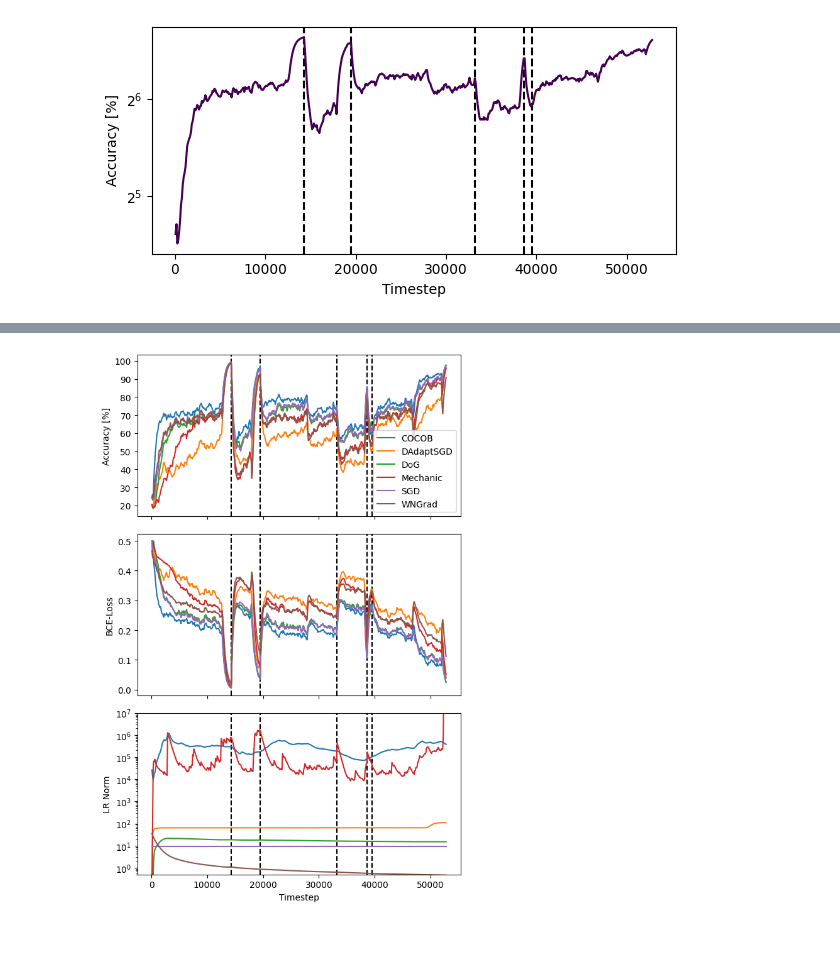
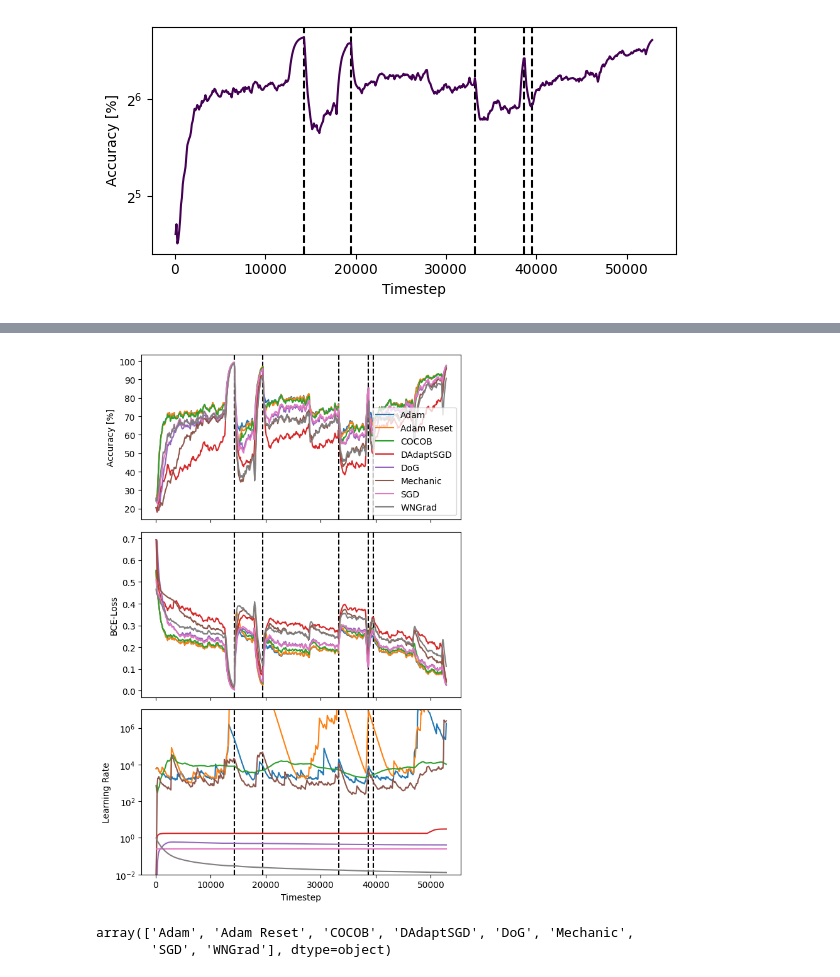
Before and after one commit to lucasczz/OLRONN, a Jupyter notebook: notebooks/effective_lrs.ipynb, the cells around one changed output, grey strips where cells are left out. Cells and saved outputs as stored; diff of their text form; code cells hidden in the pictures; blank space fills up the shorter version.

```diff
--- a/notebooks/effective_lrs.ipynb
+++ b/notebooks/effective_lrs.ipynb
@@ -12,5 +10,33 @@ def binstr2array(arr_str, dtype=np.float64):
+# %%
+df_reset = pd.read_csv("../reports/adaptive_schedules/v7.csv.zip")
+df_reset = df_reset[
+    ~df_reset["resetter"].isin(
+        ["P-KSWIN_1", "P-KSWIN_0.5", "P-KSWIN_0.125", "P-KSWIN_0.0625"]
+    )
+]
+df_reset = df_reset.rename(columns={"resetter": "schedule"})
+df_rm = agg_dataframe(df_reset, ['base_lr', 'gamma', 'dataset', 'schedule'])
+best_params = get_best_params(df_rm, params=["base_lr", "gamma"], fixed_params=['dataset', 'schedule'], metric='accuracy_mean')
+df_rb = best_params.merge(df_reset, on=['base_lr', 'gamma', 'dataset', 'schedule'])
+# %%
+x, y = get_dataset("Insects abrupt")
+y = one_hot(y)
+x_sample, y_sample = x[0], y[0]
+net = get_mlp(x_sample.shape[-1], y_sample.shape[-1])
+n_params = sum(p.numel() for p in net.parameters() if p.requires_grad)
 # %%
-df = pd.read_csv("../reports/effective_lrs/v1.csv.zip")
+df_rb["optimizer"] = "SGD"
+df_rb["schedule"] = df_rb["schedule"].replace(
+    {
+        "P-KSWIN_0.25": "Exp. Soft Reset",
+        "OneTailedADWIN": "Exp. Reset",
+        "ADWIN Weight Reset": "Exp. Weight Reset",
+    }
+)
+df_optims = pd.read_csv("../reports/effective_lrs/v1.csv.zip")
+df_optims = df_optims[df_optims["schedule"] != "Exponential reset"]
+df_optims.loc[:, 'lr_norm'] /= np.sqrt(n_params)
+df = pd.concat([df_rb, df_optims])
 df["loss"] = df["loss"].clip(upper=df["loss"].quantile(0.995))
 # %%
 df["schedule"] = df["schedule"].replace({"Exponential": "Exp.", "Exponential reset": "Exp. Reset"})
@@ -70,6 +179,8 @@ dfp['optimizer'] = optims.apply(lambda x: x.replace(' Fixed', ""))
 
 optimizers = [
     "SGD",
+    "Adam",
+    'Adam Reset',
     # "SGD Exp. Reset",
     "COCOB",
     "WNGrad",
@@ -79,33 +190,38 @@ optimizers = [
     "Mechanic",
 ]
 
 dfp = dfp[(dfp["dataset"] == "Insects abrupt") & (dfp["optimizer"].isin(optimizers))]
 change_points = [14352, 19500, 33240, 38682, 39510]
 metrics = ["accuracy_mean", "loss_mean", "lr_norm_mean"]
-names = ["Accuracy [%]", "BCE-Loss", "LR Norm"]
+names = ["Accuracy [%]", "BCE-Loss", "Learning Rate"]
 
 cmapper = ValueColorMapper(values=dfp["optimizer"].unique())
 fig, axs = plt.subplots(nrows=3, figsize=(6, 9), sharex=True)
 for row_idx, metric in enumerate(metrics):
     ax = axs[row_idx]
     for change_point in change_points:
         ax.axvline(change_point, color="black", linestyle="dashed")
     for schedule, dfs in dfp.groupby("optimizer"):
         color = cmapper(schedule)
         ax.plot(
             dfs["step"],
             dfs[metric].ewm(alpha=0.2).mean(),
             # c=color,
             label=schedule,
         )
 
 for ax, name in zip(axs, names):
     ax.set_ylabel(name)
 ax.set_yscale("log")
-ax.set_ylim([.5, 1e7])
+ax.set_ylim([1e-2, 1e7])
 axs[0].legend()
 ax.set_xlabel("Timestep")
 fig.tight_layout()
 plt.savefig("../pub/figures/lr_norms_optims_insects_abrupt.pdf")
 # %% [output]
-[figure, old version]
+[figure, new version]
+# %%
+dfp.optimizer.unique()
+# %% [output]
+array(['Adam', 'Adam Reset', 'COCOB', 'DAdaptSGD', 'DoG', 'Mechanic',
+       'SGD', 'WNGrad'], dtype=object)
```
Also changed, not shown: parts of 4 cells of this notebook, 12 other files.
